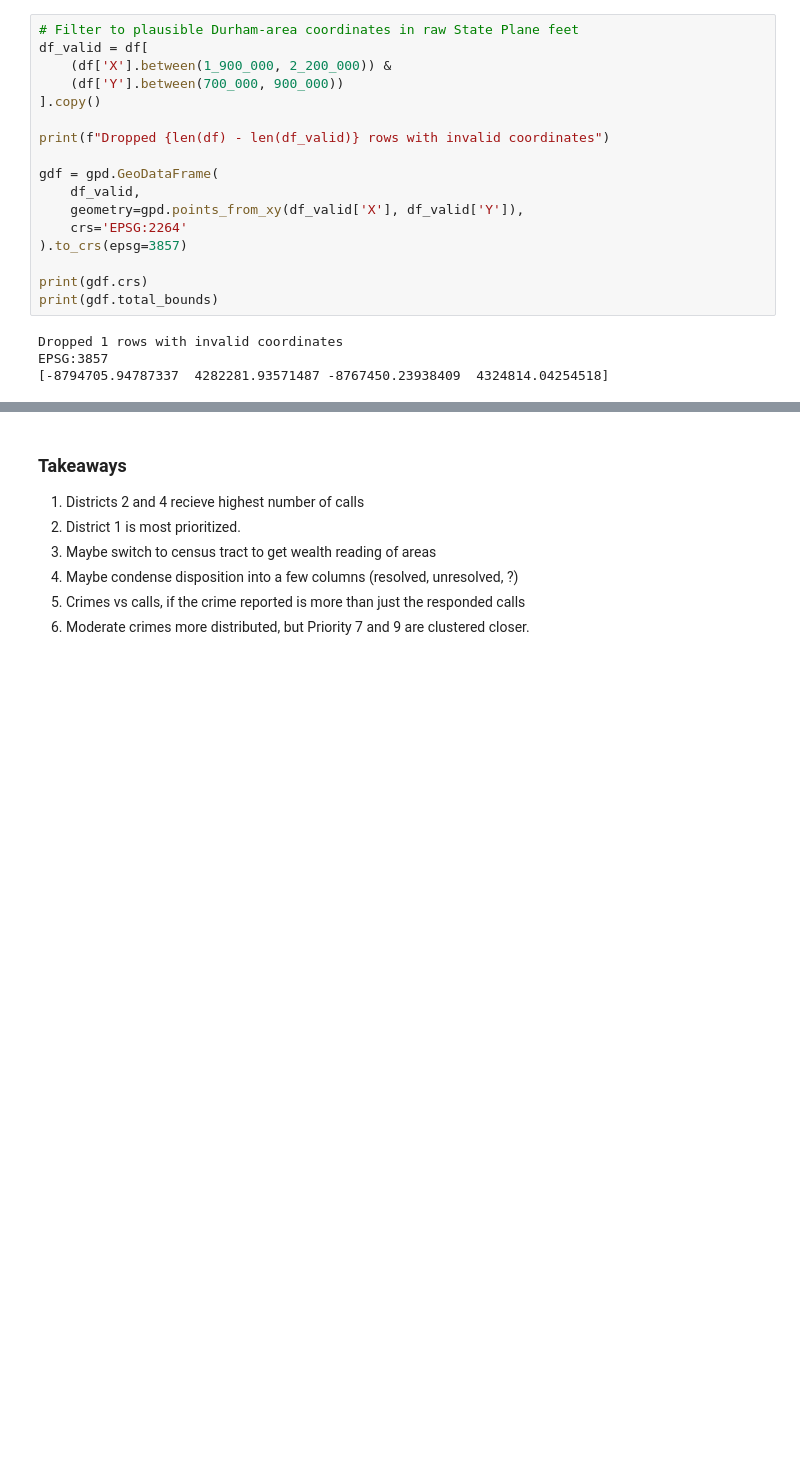
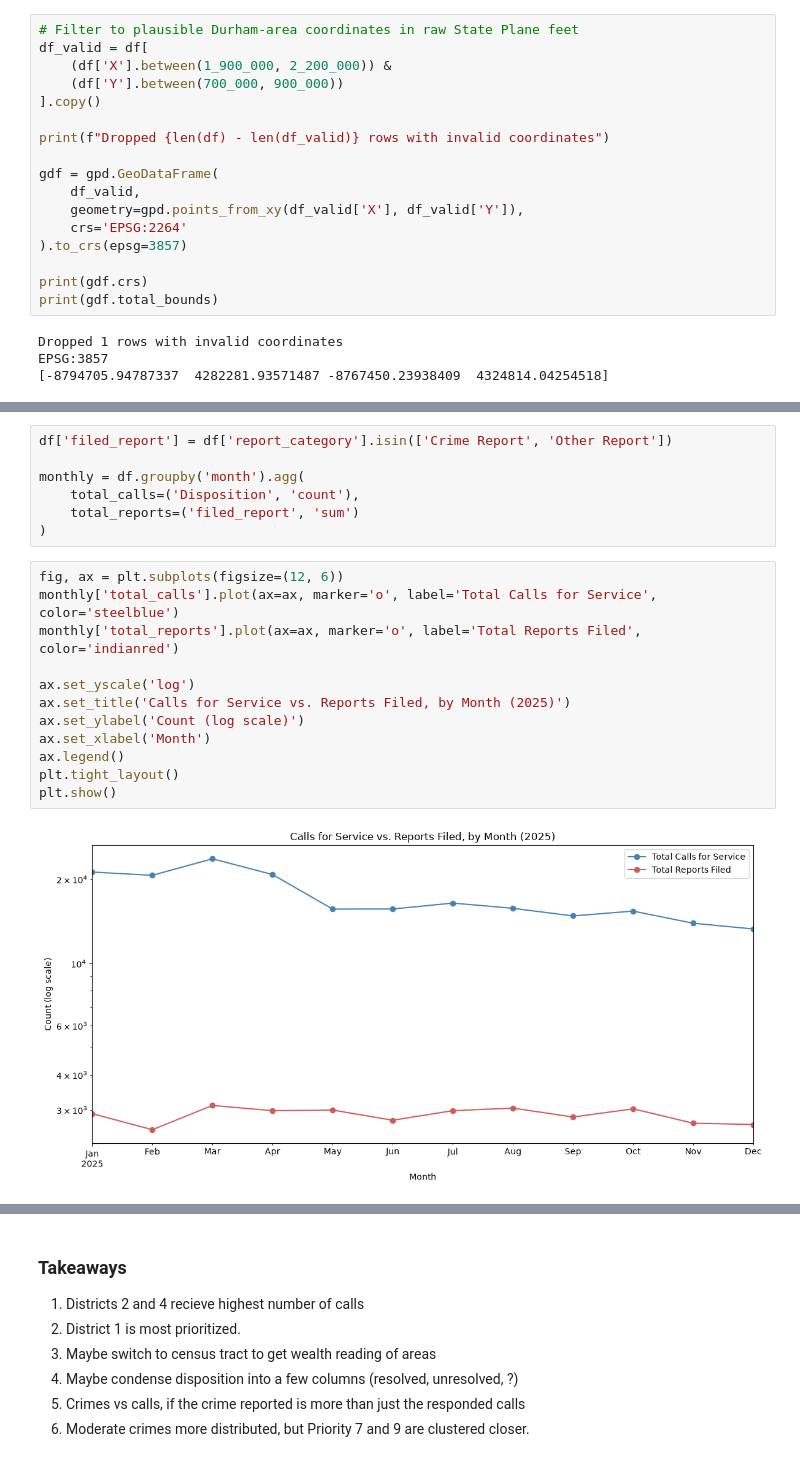
Before and after one commit to colbyrobbins/data-storytelling-project, a Jupyter notebook: notebooks/preliminary-eda-colby.ipynb, the cells around one changed output, grey strips where cells are left out. Drawn from its saved outputs; the diff is of its cells as text; blank space fills up the shorter version.

```diff
--- a/notebooks/preliminary-eda-colby.ipynb
+++ b/notebooks/preliminary-eda-colby.ipynb
@@ -311,0 +385,21 @@ plt.show()
+# %%
+df['filed_report'] = df['report_category'].isin(['Crime Report', 'Other Report'])
+
+monthly = df.groupby('month').agg(
+    total_calls=('Disposition', 'count'),
+    total_reports=('filed_report', 'sum')
+)
+# %%
+fig, ax = plt.subplots(figsize=(12, 6))
+monthly['total_calls'].plot(ax=ax, marker='o', label='Total Calls for Service', color='steelblue')
+monthly['total_reports'].plot(ax=ax, marker='o', label='Total Reports Filed', color='indianred')
+
+ax.set_yscale('log')
+ax.set_title('Calls for Service vs. Reports Filed, by Month (2025)')
+ax.set_ylabel('Count (log scale)')
+ax.set_xlabel('Month')
+ax.legend()
+plt.tight_layout()
+plt.show()
+# %% [output]
+[figure, added]
```
Also changed, not shown: parts of 5 cells of this notebook, 2 other files.
